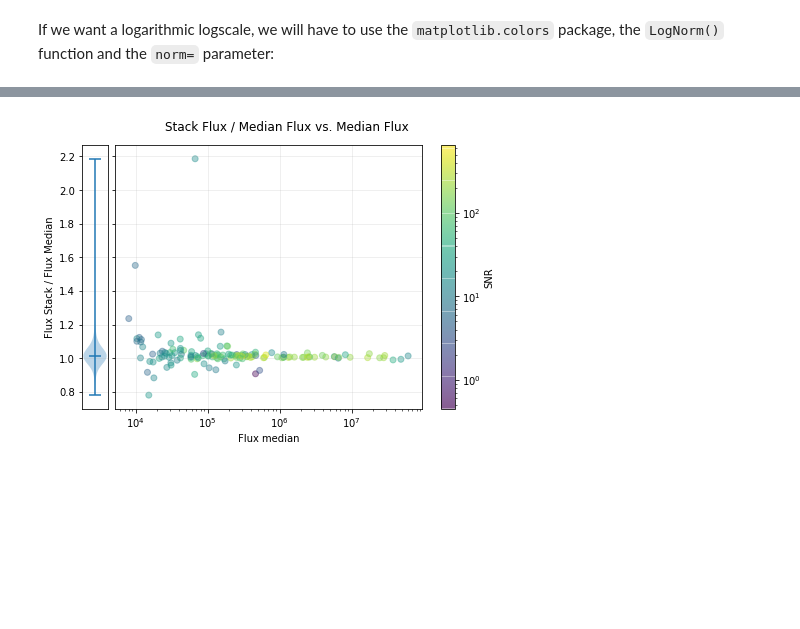
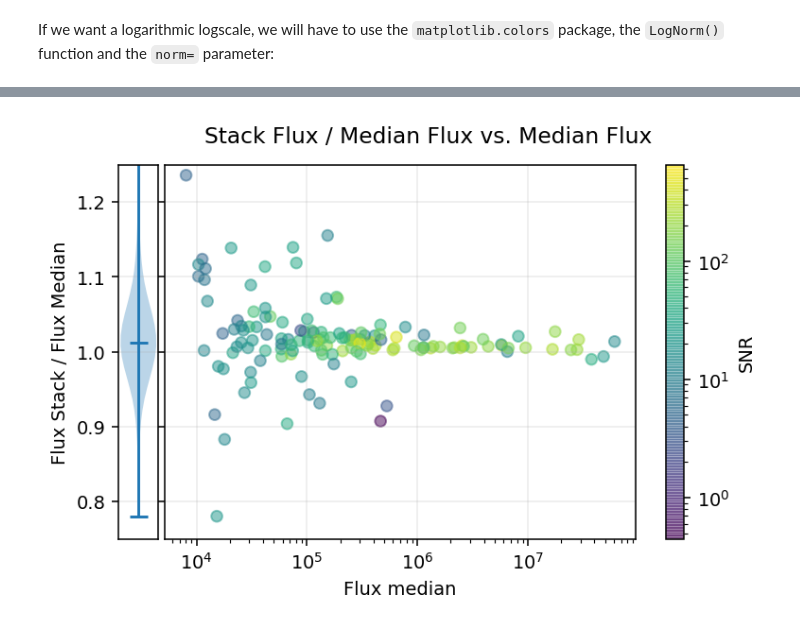
Before and after one commit to b1quint/Python-Tutorial-Series, a Jupyter notebook: Notebooks/PTS2019 - Data Analysis and Visualization 1.ipynb, the cells around one changed output, grey strips where cells are left out. Cells and saved outputs as stored; diff of their text form; code cells hidden in the pictures; blank space fills up the shorter version.

```diff
--- a/Notebooks/PTS2019 - Data Analysis and Visualization 1.ipynb
+++ b/Notebooks/PTS2019 - Data Analysis and Visualization 1.ipynb
@@ -704,29 +744,30 @@ This allows us to add a logarithmic logbar to the figure which maximizes the SNR
 # %%
 from matplotlib import colors as mcolors
 
 x = flux_median
 y = flux_stack / flux_median
 z = snr
 
-fig, axes = plt.subplots(figsize=(7,5), ncols=2, sharey=True,
-                         gridspec_kw={'width_ratios': [1, 15]})
+fig, axes = plt.subplots(ncols=2, sharey=True,
+                         gridspec_kw={'width_ratios': [1, 15]}, dpi=140)
 
 ax1 = axes[1]
-im1 = ax1.scatter(x, y, c=z, marker='o', alpha=0.4, norm=mcolors.LogNorm())
+im1 = ax1.scatter(x, y, c=z, marker='o', alpha=0.5, norm=mcolors.LogNorm())
 
 ax1.set_xscale('log')
 ax1.set_xlabel('Flux median')
 ax1.grid(alpha=0.25)
+ax1.set_ylim(0.75, 1.25)
 
 ax2 = axes[0]
 ax2.violinplot(y, showmedians=True)
 ax2.set_ylabel('Flux Stack / Flux Median')
 ax2.set_xticks([])
 ax2.grid(alpha=0.25)
 
 fig.colorbar(im1, label='SNR')
 fig.suptitle('Stack Flux / Median Flux vs. Median Flux')
 fig.tight_layout(rect=[0, 0.05, 0.95, 0.95], w_pad=0)
 plt.show()
 # %% [output]
-[figure, old version]
+[figure, new version]
```
Also changed, not shown: parts of 17 cells of this notebook.
